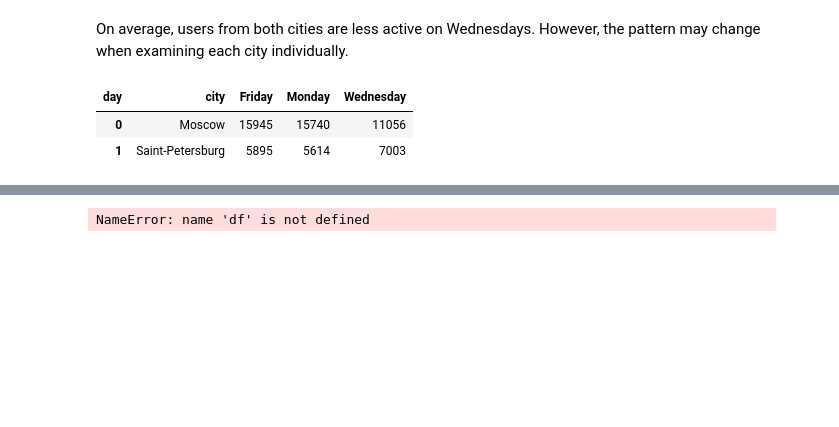
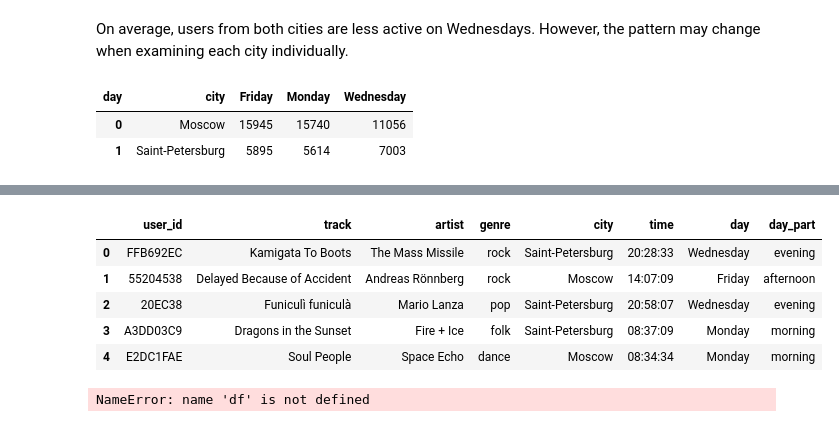
Before and after one commit to mskhmelik/yandex_data_analytics, a Jupyter notebook: Module_01/project_1.ipynb, the cells around one changed output, grey strips where cells are left out. Cells and saved outputs as stored; diff of their text form; code cells hidden in the pictures; blank space fills up the shorter version.

Commit message:
modified:   Module_01/project_1.ipynb changes:    new function to get day_part

```diff
--- a/Module_01/project_1.ipynb
+++ b/Module_01/project_1.ipynb
@@ -287,3 +295,22 @@ On average, users from both cities are less active on Wednesdays. However, the p
+# %%
+def get_day_part(time):
+    if time <= '12:00:00':
+        return 'morning'
+    elif time <= '18:00:00':
+        return 'afternoon'
+    else:
+        return 'evening'
+# %%
+df_music = df_music.assign(day_part=df_music.time.apply(get_day_part))
+
+display(df_music.head())
+# %% [output]
+|  | user_id | track | artist | genre | city | time | day | day_part |
+| 0 | FFB692EC | Kamigata To Boots | The Mass Missile | rock | Saint-Petersburg | 20:28:33 | Wednesday | evening |
+| 1 | 55204538 | Delayed Because of Accident | Andreas Rönnberg | rock | Moscow | 14:07:09 | Friday | afternoon |
+| 2 | 20EC38 | Funiculì funiculà | Mario Lanza | pop | Saint-Petersburg | 20:58:07 | Wednesday | evening |
+| 3 | A3DD03C9 | Dragons in the Sunset | Fire + Ice | folk | Saint-Petersburg | 08:37:09 | Monday | morning |
+| 4 | E2DC1FAE | Soul People | Space Echo | dance | Moscow | 08:34:34 | Monday | morning |
 # %%
 # получение таблицы moscow_general из тех строк таблицы df,
 # для которых значение в столбце 'city' равно 'Moscow'
```
Also changed, not shown: parts of 11 cells of this notebook.
